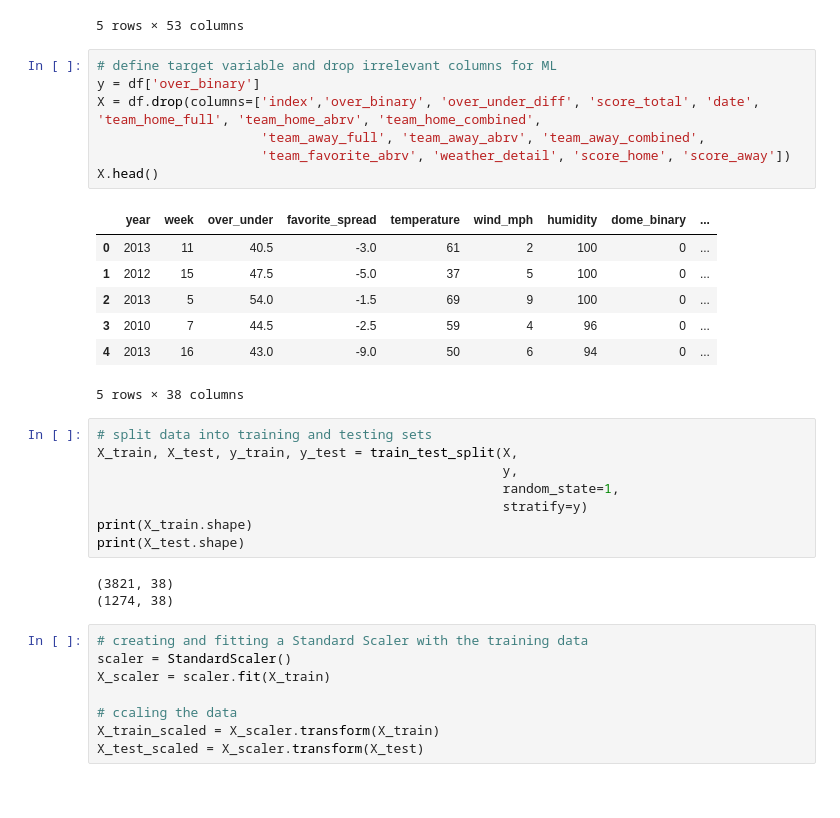
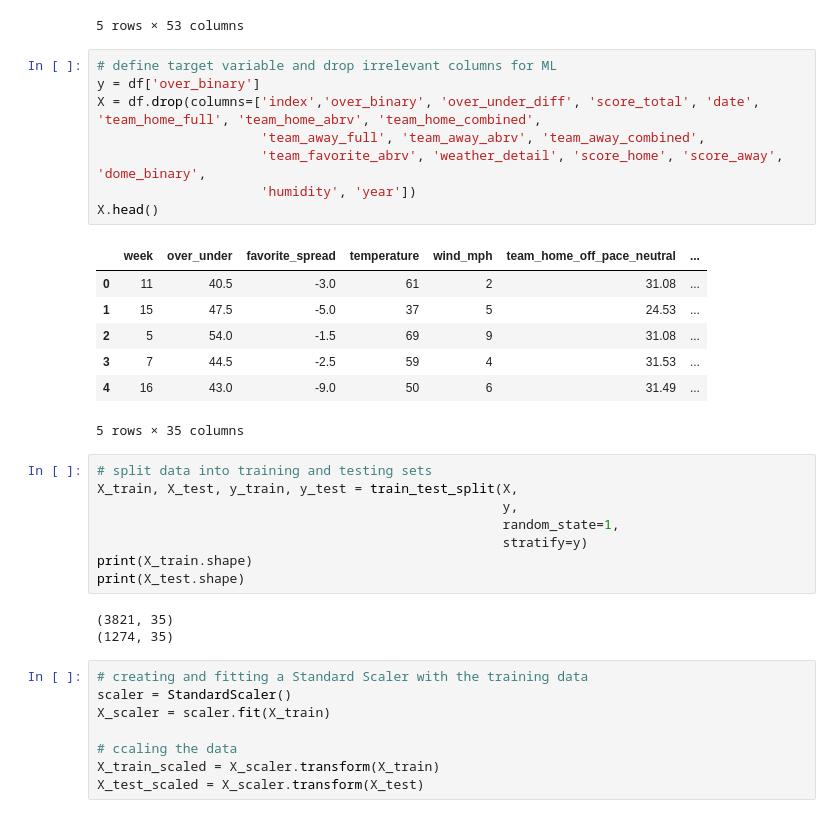
Before and after one commit to ksdisch/NFL_Totals-MachineLearningModel, a Jupyter notebook: OverUnderML1.ipynb, the cells around one changed output. Drawn from its saved outputs; the diff is of its cells as text.

Commit message:
dropped outlier unimporant features (dome, humidity, year)

```diff
--- a/OverUnderML1.ipynb
+++ b/OverUnderML1.ipynb
@@ -41,18 +41,19 @@ df.head()
 # %%
 # define target variable and drop irrelevant columns for ML
 y = df['over_binary']
 X = df.drop(columns=['index','over_binary', 'over_under_diff', 'score_total', 'date', 'team_home_full', 'team_home_abrv', 'team_home_combined',
                      'team_away_full', 'team_away_abrv', 'team_away_combined',
-                     'team_favorite_abrv', 'weather_detail', 'score_home', 'score_away'])
+                     'team_favorite_abrv', 'weather_detail', 'score_home', 'score_away', 'dome_binary',
+                     'humidity', 'year'])
 X.head()
 # %% [output]
-|  | year | week | over_under | favorite_spread | temperature | wind_mph | humidity | dome_binary | ... |
-| 0 | 2013 | 11 | 40.5 | -3.0 | 61 | 2 | 100 | 0 | ... |
-| 1 | 2012 | 15 | 47.5 | -5.0 | 37 | 5 | 100 | 0 | ... |
-| 2 | 2013 | 5 | 54.0 | -1.5 | 69 | 9 | 100 | 0 | ... |
-| 3 | 2010 | 7 | 44.5 | -2.5 | 59 | 4 | 96 | 0 | ... |
-| 4 | 2013 | 16 | 43.0 | -9.0 | 50 | 6 | 94 | 0 | ... |
+|  | week | over_under | favorite_spread | temperature | wind_mph | team_home_off_pace_neutral | ... |
+| 0 | 11 | 40.5 | -3.0 | 61 | 2 | 31.08 | ... |
+| 1 | 15 | 47.5 | -5.0 | 37 | 5 | 24.53 | ... |
+| 2 | 5 | 54.0 | -1.5 | 69 | 9 | 31.08 | ... |
+| 3 | 7 | 44.5 | -2.5 | 59 | 4 | 31.53 | ... |
+| 4 | 16 | 43.0 | -9.0 | 50 | 6 | 31.49 | ... |
-5 rows × 38 columns
+5 rows × 35 columns
 # %%
 # split data into training and testing sets
 X_train, X_test, y_train, y_test = train_test_split(X,
@@ -62,8 +63,8 @@ X_train, X_test, y_train, y_test = train_test_split(X,
 print(X_train.shape)
 print(X_test.shape)
 # %% [output]
-(3821, 38)
-(1274, 38)
+(3821, 35)
+(1274, 35)
 # %%
 # creating and fitting a Standard Scaler with the training data
 scaler = StandardScaler()
```
Also changed, not shown: parts of 14 cells of this notebook.
